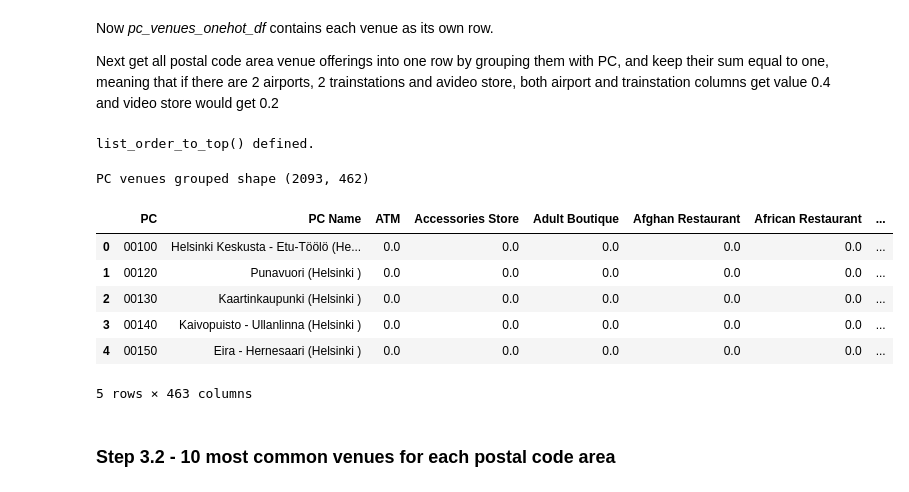
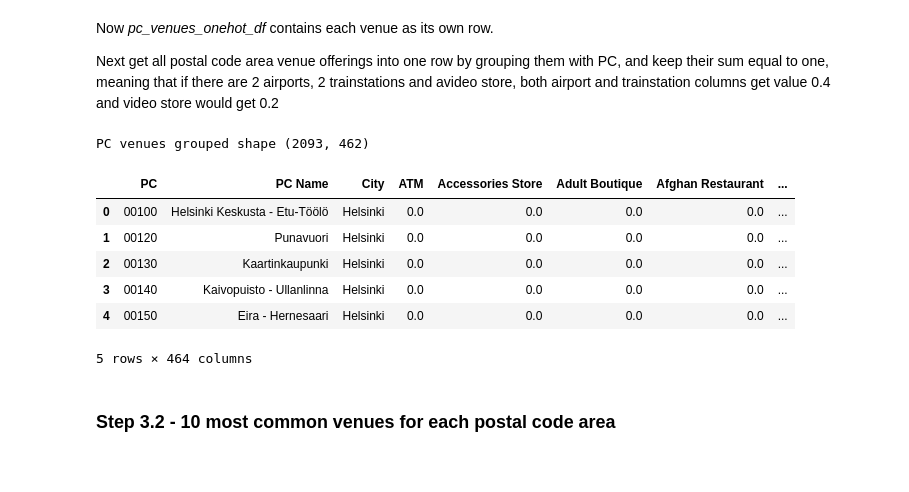
Before and after one commit to aitennek/Coursera_Capstone, a Jupyter notebook: Final_assignment/Notes.ipynb, the cells around one changed output. Drawn from its saved outputs; the diff is of its cells as text; code cells hidden in the pictures.

```diff
--- a/Final_assignment/Notes.ipynb
+++ b/Final_assignment/Notes.ipynb
@@ -458,7 +488,7 @@ paavo_filtered_df.head()
 # store original columns for easier sorting of new columns to the beginning
 orig_cols = paavo_filtered_df.columns.tolist()
 
-# Get the latitude and longitude values, based on X and Y meters.
+# 1. Get the latitude and longitude values, based on X and Y meters.
 p = pyproj.Proj(proj='utm',zone=35,ellps='WGS84') # use kwarg
 x_list = paavo_filtered_df.iloc[:,1].tolist()
 y_list = paavo_filtered_df.iloc[:,2].tolist()
@@ -468,16 +498,19 @@ lon_list, lat_list = p(x_list, y_list, inverse=True)
 paavo_filtered_df["PC Longitude"] = lon_list
 paavo_filtered_df["PC Latitude"] = lat_list
 
-# create postal code number into a new column
+# 2. Create postal code number into a new column
 paavo_filtered_df["PC"] = paavo_filtered_df.iloc[:,0].str.slice(stop=5)
 
-# change old postal code column into one containing only the name
+# 3. Create city name into a new column
+paavo_filtered_df["City"] = paavo_filtered_df.iloc[:,0].map(get_city_name)
+
+# 4. change old postal code column into one containing only the name
 postal_code_column_name = paavo_filtered_df.columns[0]
-paavo_filtered_df[postal_code_column_name] = paavo_filtered_df[postal_code_column_name].str.slice(start=6)
+paavo_filtered_df[postal_code_column_name] = paavo_filtered_df[postal_code_column_name].map(get_pc_area_name)
 
 
 # Sort the columns so that the new columns are on the left side (easier to see)
-new_cols = ["PC", postal_code_column_name, "PC Longitude", "PC Latitude"]
+new_cols = ["PC", postal_code_column_name, "City", "PC Longitude", "PC Latitude"]
 paavo_filtered_df = paavo_filtered_df[new_cols + orig_cols[1:]]
 paavo_filtered_df.rename(columns={postal_code_column_name: "PC Name"}, inplace=True)
 
@@ -773,10 +823,7 @@ pc_venues_onehot_df = pd.get_dummies(fs_venue_df[['Venue Category']], prefix="",
 # add neighborhood column back to dataframe
 pc_venues_onehot_df['PC'] = fs_venue_df['PC']
 
-# sort columns so that neighborhood is the first again
-other_cols = [c for c in pc_venues_onehot_df.columns if c != 'PC']
-fixed_columns = ['PC'] + other_cols
-pc_venues_onehot_df = pc_venues_onehot_df[fixed_columns]
+pc_venues_onehot_df = pc_venues_onehot_df[list_order_to_top(['PC'], pc_venues_onehot_df.columns.tolist())]
 
 print(pc_venues_onehot_df.shape)
 pc_venues_onehot_df.head()
@@ -793,43 +840,26 @@ pc_venues_onehot_df.head()
 Now *pc_venues_onehot_df* contains each venue as its own row.
 
 Next get all postal code area venue offerings into one row by grouping them with PC, and keep their sum equal to one, meaning that if there are 2 airports, 2 trainstations and avideo store, both airport and trainstation columns get value 0.4 and video store would get 0.2
-# %%
-# Helper.  Whole is a list, from which we want to sort elements of top to the beginning.
-# Parameters 'top' and 'whole' are both lists.  Every element of 'top' must be in 'whole'.
-def list_order_to_top(top, whole):
-    # Check that all elements in top are also in whole
-    for t in top:
-        if t not in whole:
-            raise Exception("joo")
-    rest = []
-    for w in whole:
-        if w not in top:
-            rest = rest + [w]
-    return top + rest
-
-print("list_order_to_top() defined.")
-# %% [output]
-list_order_to_top() defined.
 # %%
 pc_venues_onehot_grouped_df = pc_venues_onehot_df.groupby('PC').mean().reset_index()
 print("PC venues grouped shape", pc_venues_onehot_grouped_df.shape)
 
 # Merge the Borough -column into the data so we can use it to filter data later
 #toronto_grouped = pd.merge(toronto_df[['Borough', 'Neighborhood']], toronto_grouped_no_borough, on="Neighborhood")
 #print("toronto grouped shape (including borough-column)", toronto_grouped.shape)
 
-pc_venues_onehot_grouped_df = pc_venues_onehot_grouped_df.merge(paavo_filtered_df[["PC", "PC Name"]], on="PC")
-pc_venues_onehot_grouped_df = pc_venues_onehot_grouped_df[list_order_to_top(["PC", "PC Name"], pc_venues_onehot_grouped_df.columns.tolist())]
+pc_venues_onehot_grouped_df = pc_venues_onehot_grouped_df.merge(paavo_filtered_df[["PC", "PC Name", "City"]], on="PC")
+pc_venues_onehot_grouped_df = pc_venues_onehot_grouped_df[list_order_to_top(["PC", "PC Name", "City"], pc_venues_onehot_grouped_df.columns.tolist())]
 pc_venues_onehot_grouped_df.head()
 # %% [output]
 PC venues grouped shape (2093, 462)
-|  | PC | PC Name | ATM | Accessories Store | Adult Boutique | Afghan Restaurant | African Restaurant | ... |
-| 0 | 00100 | Helsinki Keskusta - Etu-Töölö (He... | 0.0 | 0.0 | 0.0 | 0.0 | 0.0 | ... |
-| 1 | 00120 | Punavuori (Helsinki ) | 0.0 | 0.0 | 0.0 | 0.0 | 0.0 | ... |
-| 2 | 00130 | Kaartinkaupunki (Helsinki ) | 0.0 | 0.0 | 0.0 | 0.0 | 0.0 | ... |
-| 3 | 00140 | Kaivopuisto - Ullanlinna (Helsinki ) | 0.0 | 0.0 | 0.0 | 0.0 | 0.0 | ... |
-| 4 | 00150 | Eira - Hernesaari (Helsinki ) | 0.0 | 0.0 | 0.0 | 0.0 | 0.0 | ... |
+|  | PC | PC Name | City | ATM | Accessories Store | Adult Boutique | Afghan Restaurant | ... |
+| 0 | 00100 | Helsinki Keskusta - Etu-Töölö | Helsinki | 0.0 | 0.0 | 0.0 | 0.0 | ... |
+| 1 | 00120 | Punavuori | Helsinki | 0.0 | 0.0 | 0.0 | 0.0 | ... |
+| 2 | 00130 | Kaartinkaupunki | Helsinki | 0.0 | 0.0 | 0.0 | 0.0 | ... |
+| 3 | 00140 | Kaivopuisto - Ullanlinna | Helsinki | 0.0 | 0.0 | 0.0 | 0.0 | ... |
+| 4 | 00150 | Eira - Hernesaari | Helsinki | 0.0 | 0.0 | 0.0 | 0.0 | ... |
-5 rows × 463 columns
+5 rows × 464 columns
 # %% [markdown]
 ### Step 3.2 - 10 most common venues for each postal code area
 # %%
```
Also changed, not shown: parts of 73 cells of this notebook, 1 other file.
